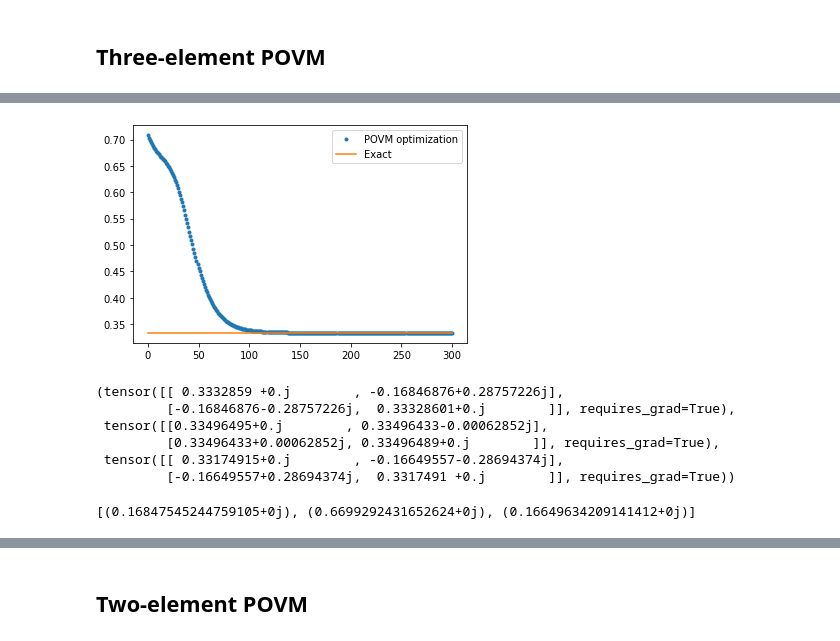
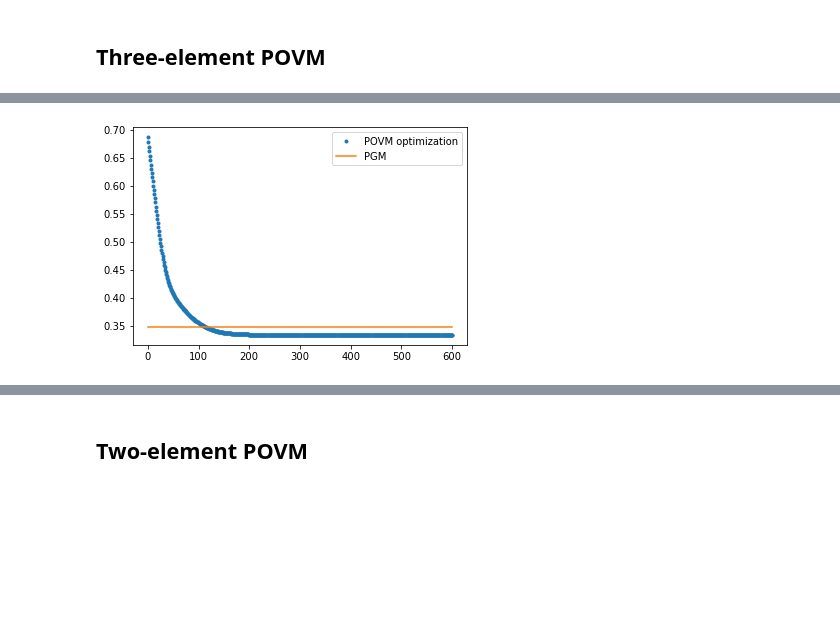
Before and after one commit to dkleeqc/vqsd, a Jupyter notebook: povm_clf.ipynb, the cells around one changed output, grey strips where cells are left out. Drawn from its saved outputs; the diff is of its cells as text; code cells hidden in the pictures; blank space fills up the shorter version.

```diff
--- a/povm_clf.ipynb
+++ b/povm_clf.ipynb
@@ -59,0 +44,5 @@ bloch_vecs = [[1,0,0], [-1,0,0]]
+# %%
+bloch_sphere = qutip.Bloch()
+for i in range(n):
+    bloch_sphere.add_points(bloch_vecs[i])
+bloch_sphere.show()
@@ -105,7 +103,11 @@ n = 3
 dev = [qml.device('default.qubit', wires=n)] * n
 wires = [0, 1, 2]
 
-
+"""
 state_vecs = [[1/np.sqrt(2), np.exp(1j*2*np.pi/3)/np.sqrt(2)], [1/np.sqrt(2), 1/np.sqrt(2)], \
                 [1/np.sqrt(2), np.exp(-1j*2*np.pi/3)/np.sqrt(2)]]
-bloch_vecs = [state_2_bloch(state_vecs[i]) for i in range(n)
+"""
+
+state_vecs = [[1, 0], [0, 1], [1/np.sqrt(2), 1/np.sqrt(2)]]
+bloch_vecs = [state_2_bloch(state_vecs[i]) for i in range(n)]
+a_priori_probs = [1/n] * n
@@ -112,6 +121,5 @@ bloch_vecs = [state_2_bloch(state_vecs[i]) for i in range(n)
 # %%
-classifier = POVM_clf(n, wires, bloch_vecs, dev)
-#Helstrom_bound = classifier.spectral_decomp()
+classifier = POVM_clf(n, wires, dev, a_priori_probs, bloch_vecs)
 # %%
-steps = 300
+steps = 600
 cost_list = classifier.run_opt(steps)
@@ -135,24 +126,8 @@ Cost after step   300:  0.3333360
 # %%
 plt.plot(list(range(steps+1)), cost_list, '.', label='POVM optimization')
-pgm, cost_pgm = classifier.sq_rt_m()
-plt.plot(list(range(steps+1)), [cost_pgm]*(steps+1), '-', label="Exact")
+pgm, cost_pgm = classifier.pgm()
+plt.plot(list(range(steps+1)), [cost_pgm]*(steps+1), '-', label="PGM")
 plt.legend()
 plt.show()
 # %% [output]
-[figure, old version]
+[figure, new version]
-# %%
-K = classifier.kraus_op()
-E = classifier.povm()
-rho = classifier.density_matrices
-E
-# %% [output]
-(tensor([[ 0.3332859 +0.j        , -0.16846876+0.28757226j],
-         [-0.16846876-0.28757226j,  0.33328601+0.j        ]], requires_grad=True),
- tensor([[0.33496495+0.j        , 0.33496433-0.00062852j],
-         [0.33496433+0.00062852j, 0.33496489+0.j        ]], requires_grad=True),
- tensor([[ 0.33174915+0.j        , -0.16649557-0.28694374j],
-         [-0.16649557+0.28694374j,  0.3317491 +0.j        ]], requires_grad=True))
-# %%
-[np.trace(np.dot(E[i],rho[i])) for i in range(3)]
-# %% [output]
-[(0.16847545244759105+0j), (0.6699292431652624+0j), (0.16649634209141412+0j)]
```
Also changed, not shown: parts of 57 cells of this notebook, 13 other files.
